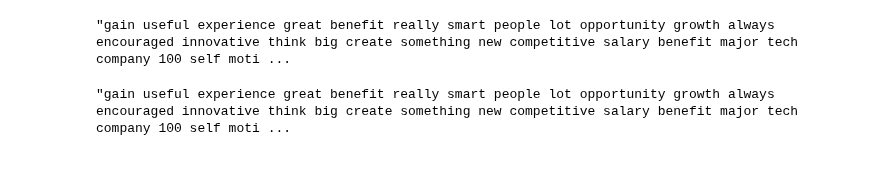
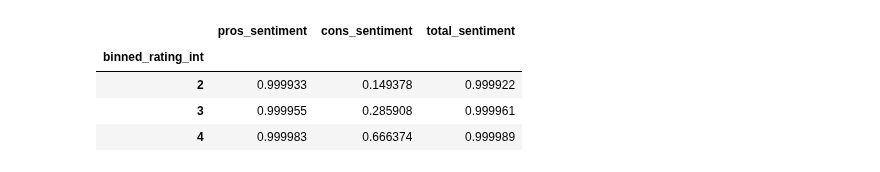
Before and after one commit to glassdoorstars/glassdoor-rating-predictions, a Jupyter notebook: Martin/Explore.ipynb, the cells around one changed output. Cells and saved outputs as stored; diff of their text form; code cells hidden in the pictures.

```diff
--- a/Martin/Explore.ipynb
+++ b/Martin/Explore.ipynb
@@ -6,0 +22,6 @@ train, val, test = w.wrangle_glassdoor('../data/glassdoor_reviews.csv')
+# %%
+import nltk.sentiment
+# we call nltk.sentiment.SentimentIntensityAnalyser()
+# use polarity_scores from that object
+
+sia = nltk.sentiment.SentimentIntensityAnalyzer()
@@ -45,8 +48,16 @@ for col in text_cols:
-# %%
-df.iloc[0]['pros_lemmatized']
-# %% [output]
-"gain useful experience great benefit really smart people lot opportunity growth always encouraged innovative think big create something new competitive salary benefit major tech company 100 self moti ...
-# %%
-df2.iloc[0]['pros_lemmatized']
-# %% [output]
-"gain useful experience great benefit really smart people lot opportunity growth always encouraged innovative think big create something new competitive salary benefit major tech company 100 self moti ...
+# %%
+train['pros_sentiment'] = train['pros_lemmatized'].apply(lambda doc:\
+                                                   sia.polarity_scores(doc)['compound'])
+train['cons_sentiment'] = train['cons_lemmatized'].apply(lambda doc:\
+                                                   sia.polarity_scores(doc)['compound'])
+train['total_sentiment'] =(train['pros_lemmatized'] + train['cons_lemmatized'])\
+                            .apply(lambda doc: sia.polarity_scores(doc)['compound'])
+# %%
+train.groupby('binned_rating_int')[['pros_sentiment', 'cons_sentiment', 'total_sentiment']]\
+                                    .mean()
+# %% [output]
+|  | pros_sentiment | cons_sentiment | total_sentiment |
+| binned_rating_int |  |  |  |
+| 2 | 0.999933 | 0.149378 | 0.999922 |
+| 3 | 0.999955 | 0.285908 | 0.999961 |
+| 4 | 0.999983 | 0.666374 | 0.999989 |
```
Also changed, not shown: parts of 16 cells of this notebook, 7 other files.
